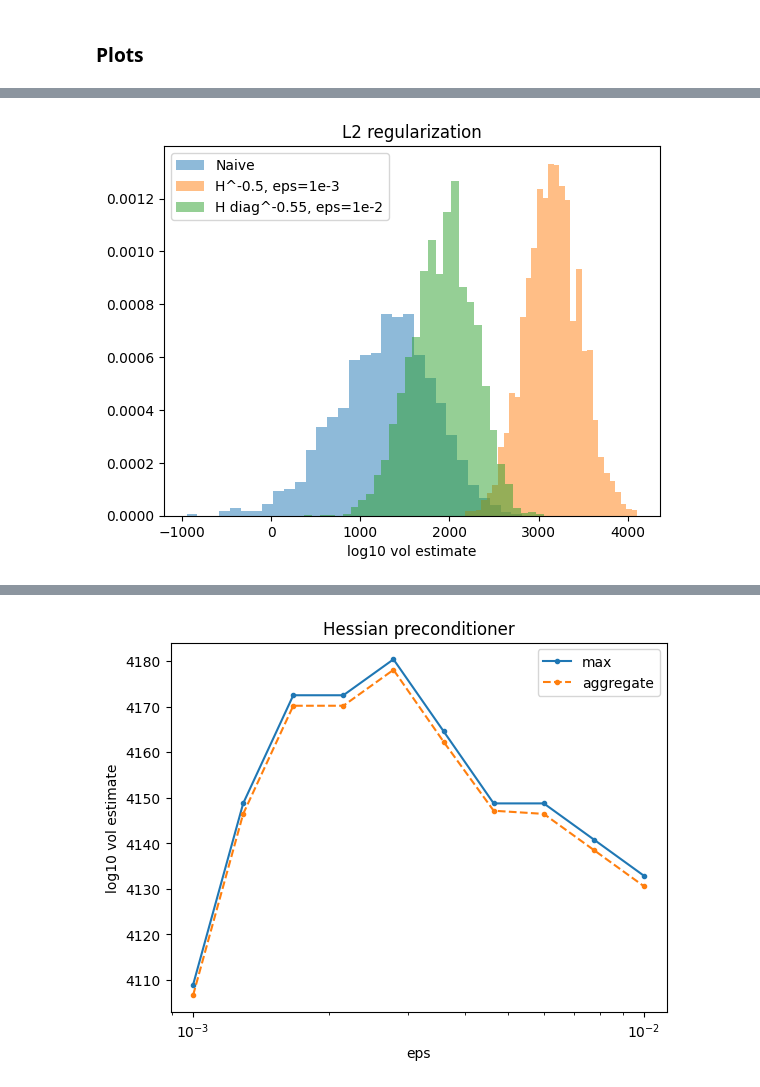
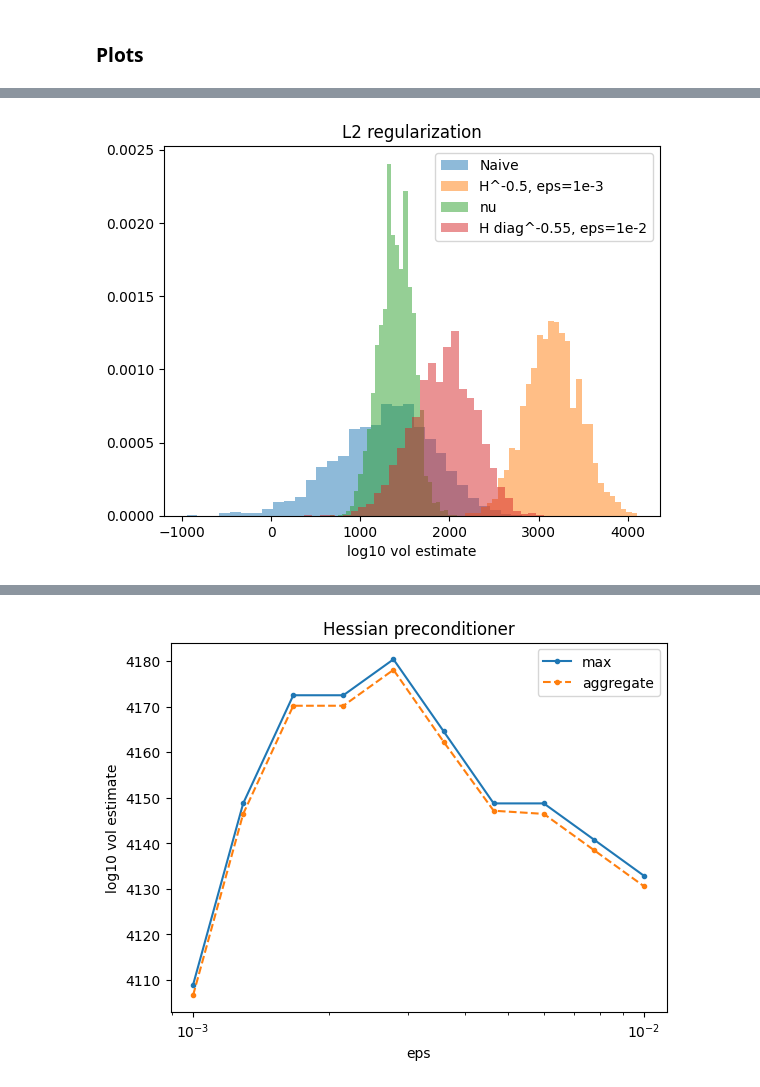
Before and after one commit to EleutherAI/basin-volume, a Jupyter notebook: basin_precondition.ipynb, the cells around one changed output, grey strips where cells are left out. Drawn from its saved outputs; the diff is of its cells as text; code cells hidden in the pictures.

```diff
--- a/basin_precondition.ipynb
+++ b/basin_precondition.ipynb
@@ -725,15 +742,3 @@ plt.title("Hessian diagonal preconditioner")
 plt.show()
 # %% [output]
 [figure]
-# %%
-P = flat_hessian_preconditioner(H, eps=3e-3, exponent=0.6)
-RESULTS['hessian tuned'] = get_estimates_vectorized(3000, P)
-# %%
-P = flat_diag_preconditioner(adam_nu, eps=2e-3, exponent=0.6)
-RESULTS['nu tuned'] = get_estimates_vectorized(3000, P)
-# %%
-P = flat_diag_preconditioner(adam_mu, eps=2e-2, exponent=0.6)
-RESULTS['mu tuned'] = get_estimates_vectorized(3000, P)
-# %%
-P = flat_diag_preconditioner(jnp.diag(H), eps=1e-2, exponent=0.55)
-RESULTS['h diag tuned'] = get_estimates_vectorized(3000, P)
@@ -746,14 +931,14 @@ Array(7240.652, dtype=float32)
 # %%
 nbins = int(jnp.sqrt(1000))
 settings = {'bins': nbins, 'alpha': 0.5, 'density': True}
 plt.hist(RESULTS['naive'][0], **settings, label='Naive')
 plt.hist(RESULTS['hessian'][0], **settings, label='H^-0.5, eps=1e-3')
 #plt.hist(RESULTS['mu'][0], **settings, label='mu')
-#plt.hist(RESULTS['nu'][0], **settings, label='nu')
+plt.hist(RESULTS['nu'][0], **settings, label='nu')
 plt.hist(RESULTS['h diag tuned'][0], **settings, label='H diag^-0.55, eps=1e-2')
 plt.xlabel("log10 vol estimate")
 plt.legend()
 plt.title("L2 regularization")
 plt.show()
 # %% [output]
-[figure, old version]
+[figure, new version]
```
Also changed, not shown: parts of 39 cells of this notebook, 1 other file.
